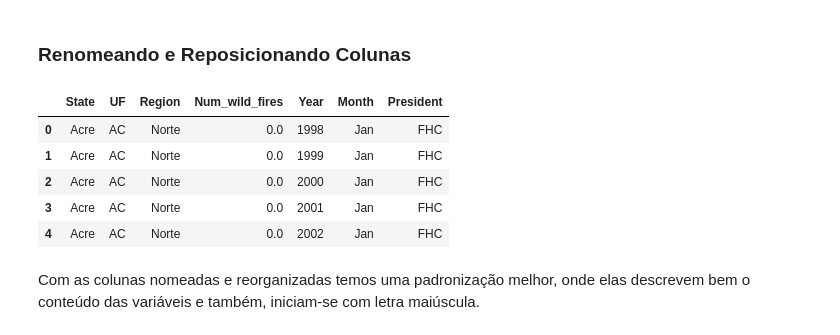
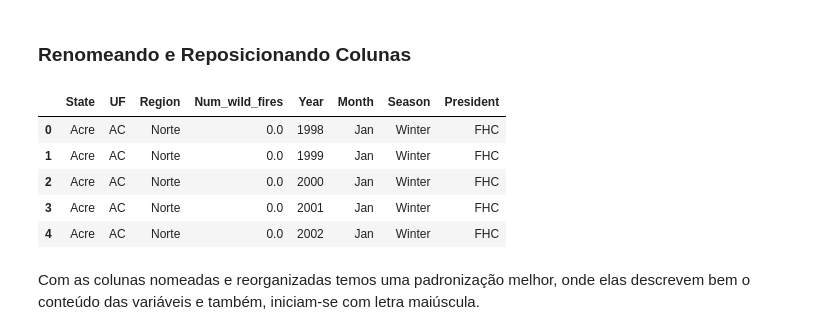
Before and after one commit to JoSEPHDev2022/Forest_Fires_Brazil, a Jupyter notebook: relatorio.ipynb, the cells around one changed output. Drawn from its saved outputs; the diff is of its cells as text; code cells hidden in the pictures.

```diff
--- a/relatorio.ipynb
+++ b/relatorio.ipynb
@@ -444,0 +453,26 @@ data_clean.sample(5)
+# %%
+def set_season(df: pd.DataFrame) -> pd.DataFrame:
+    '''Essa função itera sobre o Dataframe e cria uma nova coluna
+    para estações do ano com base no mês em que o registro foi feito.
+    '''
+    spring = ['Mar', 'Apr', 'May']
+    summer = ['Jun', 'Jul', 'Aug']
+    autumn = ['Sep', 'Oct', 'Nov']
+    winter = ['Dec', 'Jan', 'Feb']
+
+    df['Season'] = df['month'].apply(
+        lambda month:
+        'Spring' if month in spring else
+        'Summer' if month in summer else
+        'Autumn' if month in autumn else
+        'Winter' if month in winter else
+        month
+    )
+
+    return df
+# %%
+# Aplicando a função:
+data_clean = set_season(data_clean)
+
+# Visualizando novos resultados:
+data_clean.sample(5)
@@ -449,26 +490,26 @@ Com todas as colunas necessárias criadas para as análises, vamos realizar os
 # %%
 # Renomeando colunas utilizando um dicionário:
 data_clean = data_clean.rename(columns={
     'year': 'Year',
     'state': 'State',
     'month': 'Month',
     'number': 'Num_wild_fires'
 })
 
 # Reposicionando colunas:
 data_clean = data_clean.loc[
     :,
     ['State', 'UF', 'Region',
-    'Num_wild_fires', 'Year', 'Month', 'President']
+    'Num_wild_fires', 'Year', 'Month', 'Season', 'President']
 ]
 # Visualizando novos dados:
 data_clean.head()
 # %% [output]
-|  | State | UF | Region | Num_wild_fires | Year | Month | President |
-| 0 | Acre | AC | Norte | 0.0 | 1998 | Jan | FHC |
-| 1 | Acre | AC | Norte | 0.0 | 1999 | Jan | FHC |
-| 2 | Acre | AC | Norte | 0.0 | 2000 | Jan | FHC |
-| 3 | Acre | AC | Norte | 0.0 | 2001 | Jan | FHC |
-| 4 | Acre | AC | Norte | 0.0 | 2002 | Jan | FHC |
+|  | State | UF | Region | Num_wild_fires | Year | Month | Season | President |
+| 0 | Acre | AC | Norte | 0.0 | 1998 | Jan | Winter | FHC |
+| 1 | Acre | AC | Norte | 0.0 | 1999 | Jan | Winter | FHC |
+| 2 | Acre | AC | Norte | 0.0 | 2000 | Jan | Winter | FHC |
+| 3 | Acre | AC | Norte | 0.0 | 2001 | Jan | Winter | FHC |
+| 4 | Acre | AC | Norte | 0.0 | 2002 | Jan | Winter | FHC |
 # %% [markdown]
 Com as colunas nomeadas e reorganizadas temos uma padronização melhor, onde elas descrevem bem o conteúdo das variáveis e também, iniciam-se com letra maiúscula.
```
Also changed, not shown: parts of 25 cells of this notebook.
